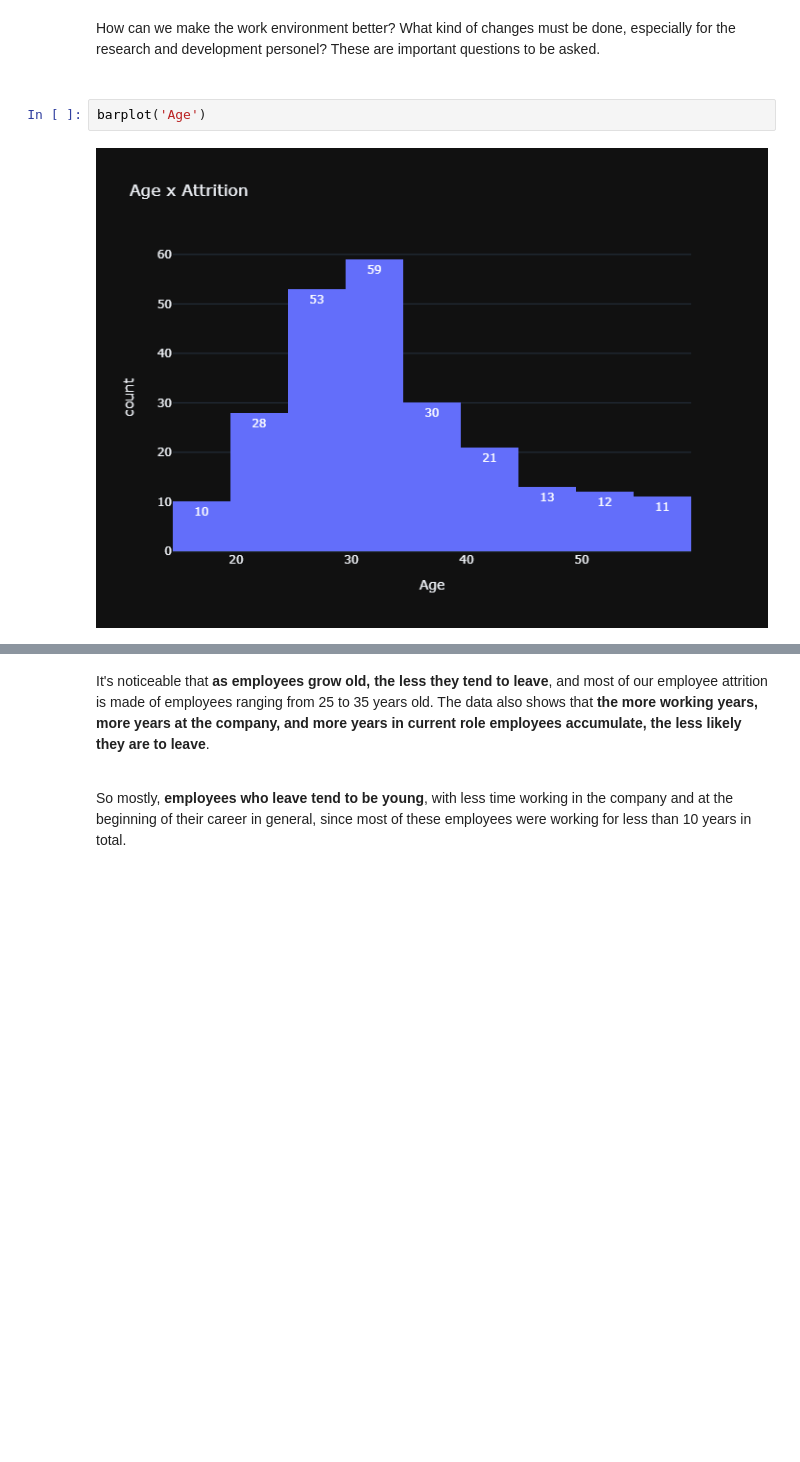
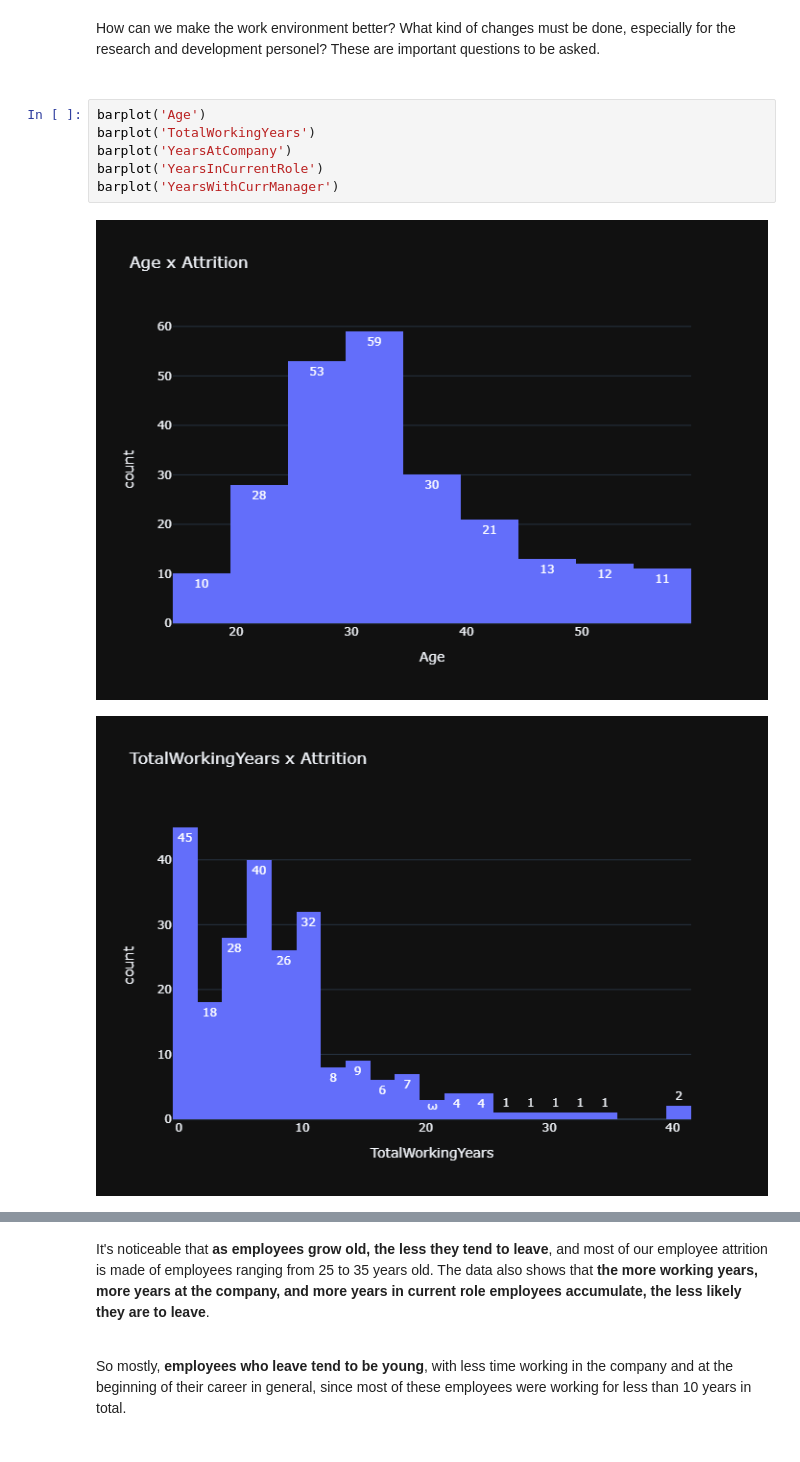
Before and after one commit to mjdarvishi/Employee_attrition_machine_learning, a Jupyter notebook: v2.ipynb, the cells around one changed output, grey strips where cells are left out. Saved outputs shown, nothing was run; the diff lists cells and outputs as text; blank space fills up the shorter version.

```diff
--- a/v2.ipynb
+++ b/v2.ipynb
@@ -116,7 +118,12 @@ barplot('EnvironmentSatisfaction')
 These employee majoraly presented high job involvement, and high satisfcation with their job, and also a better work life balance, but it's preoccupying that **a large amount of them said they've had a low satisfaction with the work environment**.<br><br>
 # %% [markdown]
 How can we make the work environment better? What kind of changes must be done, especially for the research and development personel? These are important questions to be asked.<br><br>
-# %%
-barplot('Age')
-# %% [output]
-[figure, removed]
+# %%
+barplot('Age')
+barplot('TotalWorkingYears')
+barplot('YearsAtCompany')
+barplot('YearsInCurrentRole')
+barplot('YearsWithCurrManager')
+# %% [output]
+[figure, added]
+[figure, added]
```
Also changed, not shown: parts of 29 cells of this notebook, 1 other file.
